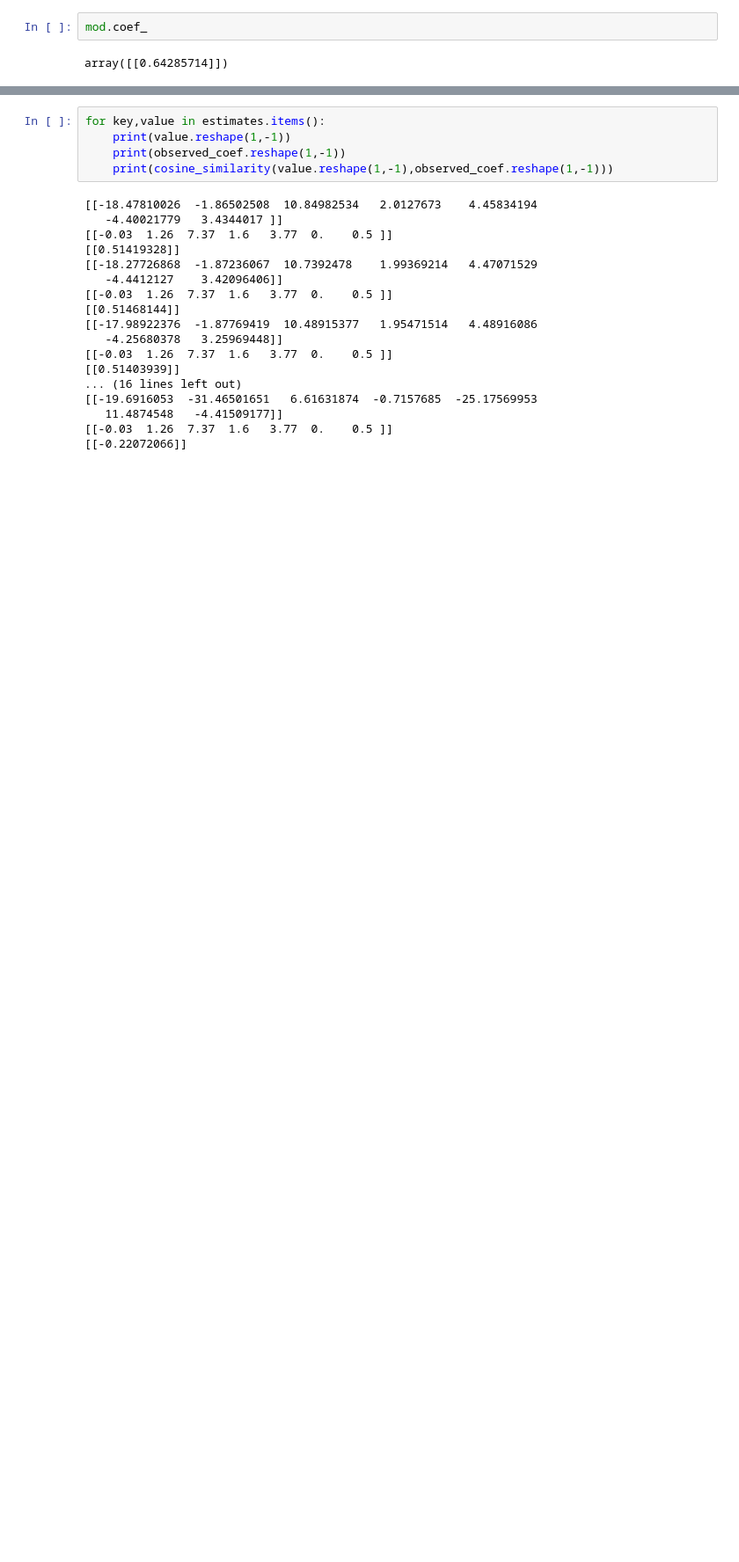
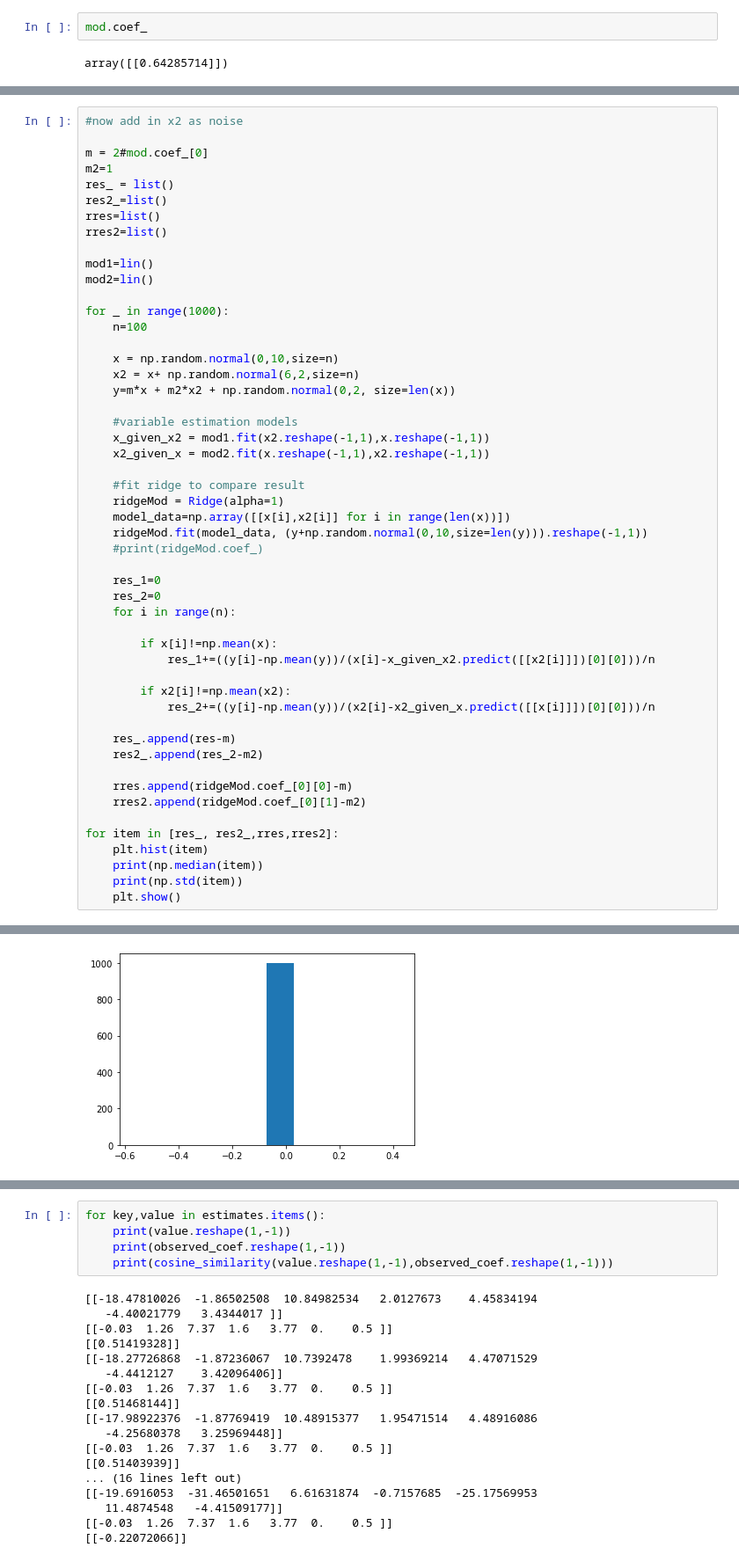
Before and after one commit to Jbug1/mixturePred, a Jupyter notebook: coeff_recovery.ipynb, the cells around one changed output, grey strips where cells are left out. Shown at 88% size. Saved outputs shown, nothing was run; the diff lists cells and outputs as text; blank space fills up the shorter version.

```diff
--- a/coeff_recovery.ipynb
+++ b/coeff_recovery.ipynb
@@ -336,0 +418,52 @@ print(np.std(res_))
+# %%
+#now add in x2 as noise
+
+m = 2#mod.coef_[0]
+m2=1
+res_ = list()
+res2_=list()
+rres=list()
+rres2=list()
+
+mod1=lin()
+mod2=lin()
+
+for _ in range(1000):
+    n=100
+
+    x = np.random.normal(0,10,size=n)
+    x2 = x+ np.random.normal(6,2,size=n)
+    y=m*x + m2*x2 + np.random.normal(0,2, size=len(x))
+
+    #variable estimation models
+    x_given_x2 = mod1.fit(x2.reshape(-1,1),x.reshape(-1,1))
+    x2_given_x = mod2.fit(x.reshape(-1,1),x2.reshape(-1,1))
+
+    #fit ridge to compare result
+    ridgeMod = Ridge(alpha=1)
+    model_data=np.array([[x[i],x2[i]] for i in range(len(x))])
+    ridgeMod.fit(model_data, (y+np.random.normal(0,10,size=len(y))).reshape(-1,1))
+    #print(ridgeMod.coef_)
+
+    res_1=0
+    res_2=0
+    for i in range(n):
+
+        if x[i]!=np.mean(x):
+            res_1+=((y[i]-np.mean(y))/(x[i]-x_given_x2.predict([[x2[i]]])[0][0]))/n
+
+        if x2[i]!=np.mean(x2):
+            res_2+=((y[i]-np.mean(y))/(x2[i]-x2_given_x.predict([[x[i]]])[0][0]))/n
+
+    res_.append(res-m)
+    res2_.append(res_2-m2)
+
+    rres.append(ridgeMod.coef_[0][0]-m)
+    rres2.append(ridgeMod.coef_[0][1]-m2)
+
+for item in [res_, res2_,rres,rres2]:
+    plt.hist(item)
+    print(np.median(item))
+    print(np.std(item))
+    plt.show()
+# %% [output]
@@ -336,0 +472 @@ print(np.std(res_))
+[figure, added]
```
Also changed, not shown: parts of 6 cells of this notebook, 2 other files.
